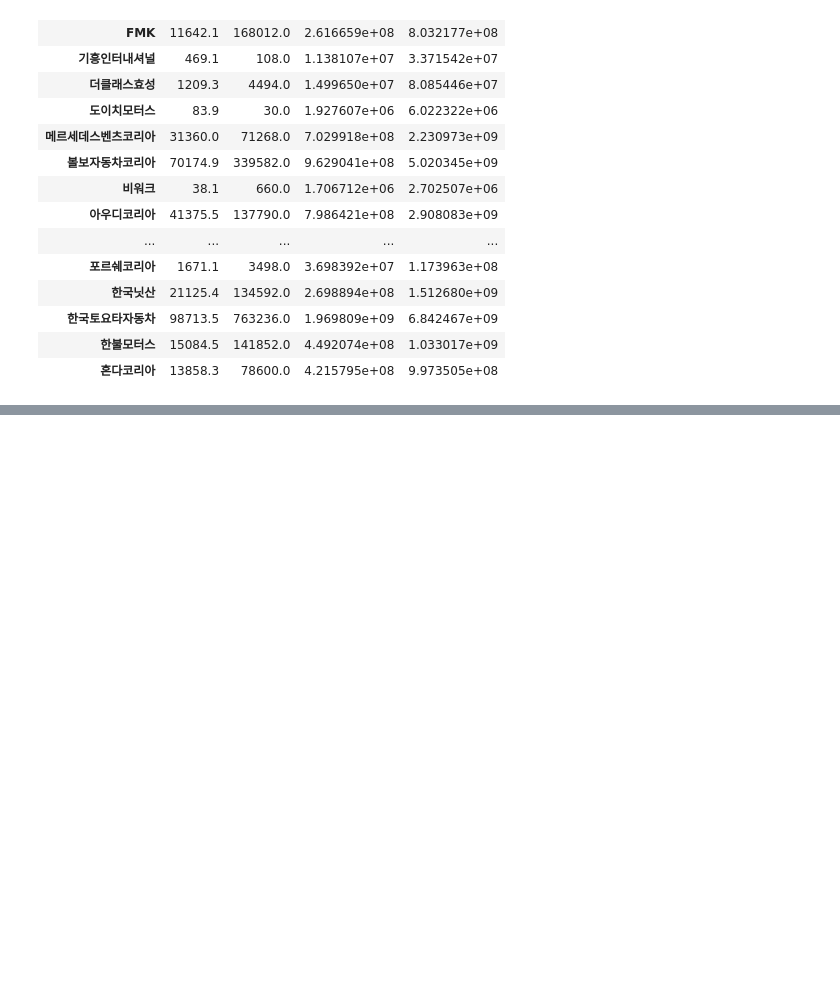
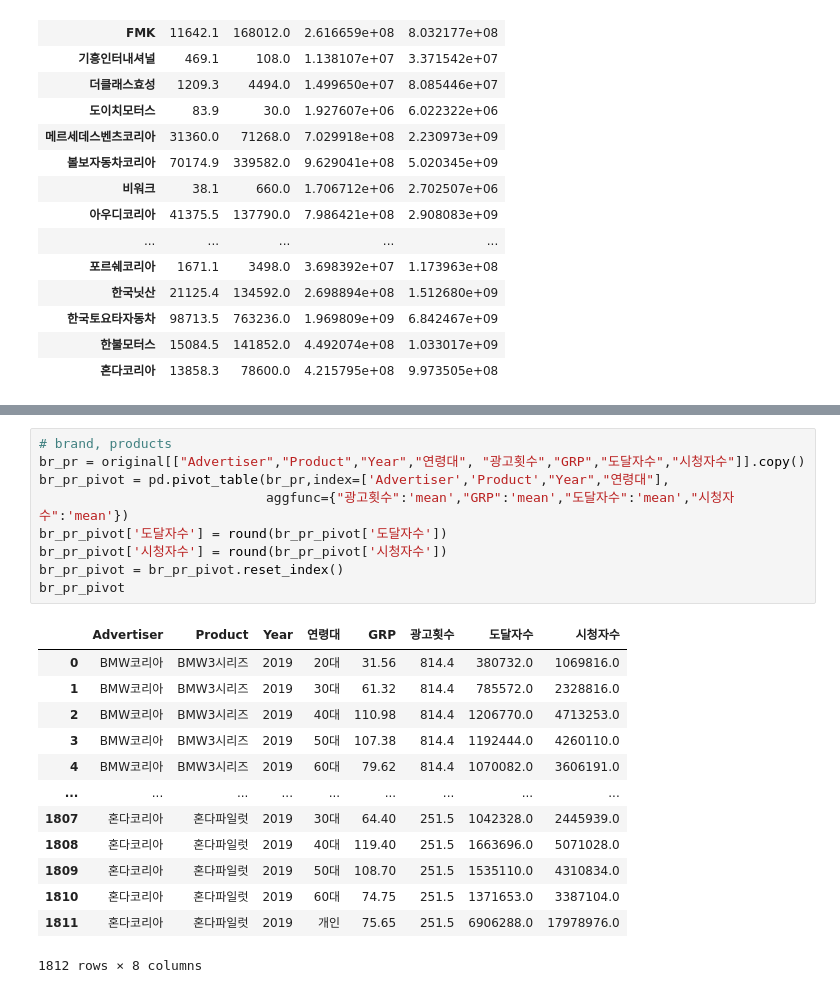
Before and after one commit to HyunjinKIM-Chloe/AutoReport-Service, a Jupyter notebook: car_H_00_simple_EDA.ipynb, the cells around one changed output, grey strips where cells are left out. Saved outputs shown, nothing was run; the diff lists cells and outputs as text; blank space fills up the shorter version.

```diff
--- a/car_H_00_simple_EDA.ipynb
+++ b/car_H_00_simple_EDA.ipynb
@@ -170,0 +122,23 @@ age_df[['도달자수', '시청자수', "도달율 1+","도달율 3+"]]
+# %%
+# brand, products
+br_pr = original[["Advertiser","Product","Year","연령대", "광고횟수","GRP","도달자수","시청자수"]].copy()
+br_pr_pivot = pd.pivot_table(br_pr,index=['Advertiser','Product',"Year","연령대"],
+                             aggfunc={"광고횟수":'mean',"GRP":'mean',"도달자수":'mean',"시청자수":'mean'})
+br_pr_pivot['도달자수'] = round(br_pr_pivot['도달자수'])
+br_pr_pivot['시청자수'] = round(br_pr_pivot['시청자수'])
+br_pr_pivot = br_pr_pivot.reset_index()
+br_pr_pivot
+# %% [output]
+|  | Advertiser | Product | Year | 연령대 | GRP | 광고횟수 | 도달자수 | 시청자수 |
+| 0 | BMW코리아 | BMW3시리즈 | 2019 | 20대 | 31.56 | 814.4 | 380732.0 | 1069816.0 |
+| 1 | BMW코리아 | BMW3시리즈 | 2019 | 30대 | 61.32 | 814.4 | 785572.0 | 2328816.0 |
+| 2 | BMW코리아 | BMW3시리즈 | 2019 | 40대 | 110.98 | 814.4 | 1206770.0 | 4713253.0 |
+| 3 | BMW코리아 | BMW3시리즈 | 2019 | 50대 | 107.38 | 814.4 | 1192444.0 | 4260110.0 |
+| 4 | BMW코리아 | BMW3시리즈 | 2019 | 60대 | 79.62 | 814.4 | 1070082.0 | 3606191.0 |
+| ... | ... | ... | ... | ... | ... | ... | ... | ... |
+| 1807 | 혼다코리아 | 혼다파일럿 | 2019 | 30대 | 64.40 | 251.5 | 1042328.0 | 2445939.0 |
+| 1808 | 혼다코리아 | 혼다파일럿 | 2019 | 40대 | 119.40 | 251.5 | 1663696.0 | 5071028.0 |
+| 1809 | 혼다코리아 | 혼다파일럿 | 2019 | 50대 | 108.70 | 251.5 | 1535110.0 | 4310834.0 |
+| 1810 | 혼다코리아 | 혼다파일럿 | 2019 | 60대 | 74.75 | 251.5 | 1371653.0 | 3387104.0 |
+| 1811 | 혼다코리아 | 혼다파일럿 | 2019 | 개인 | 75.65 | 251.5 | 6906288.0 | 17978976.0 |
+1812 rows × 8 columns
```
Also changed, not shown: parts of 16 cells of this notebook.
